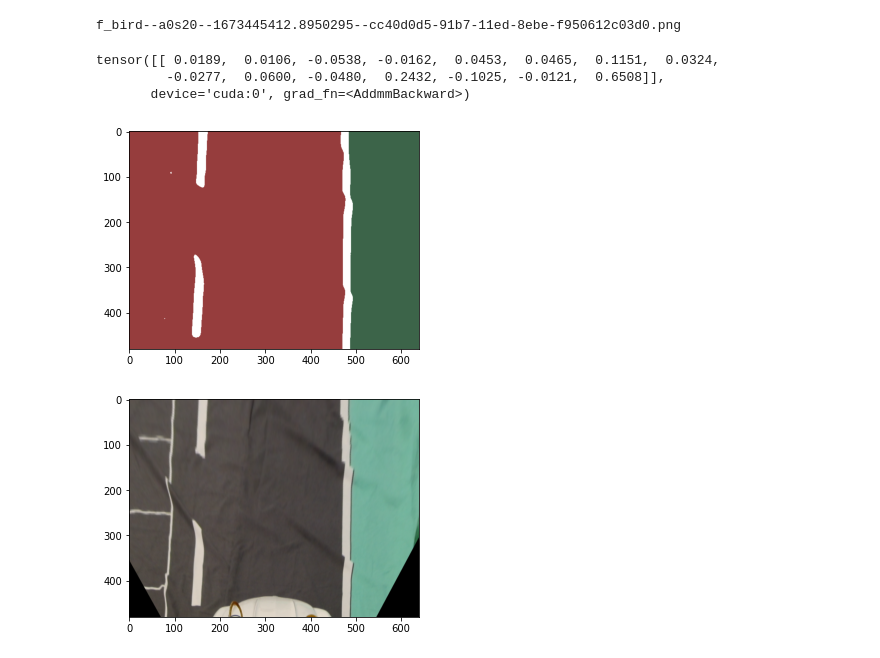
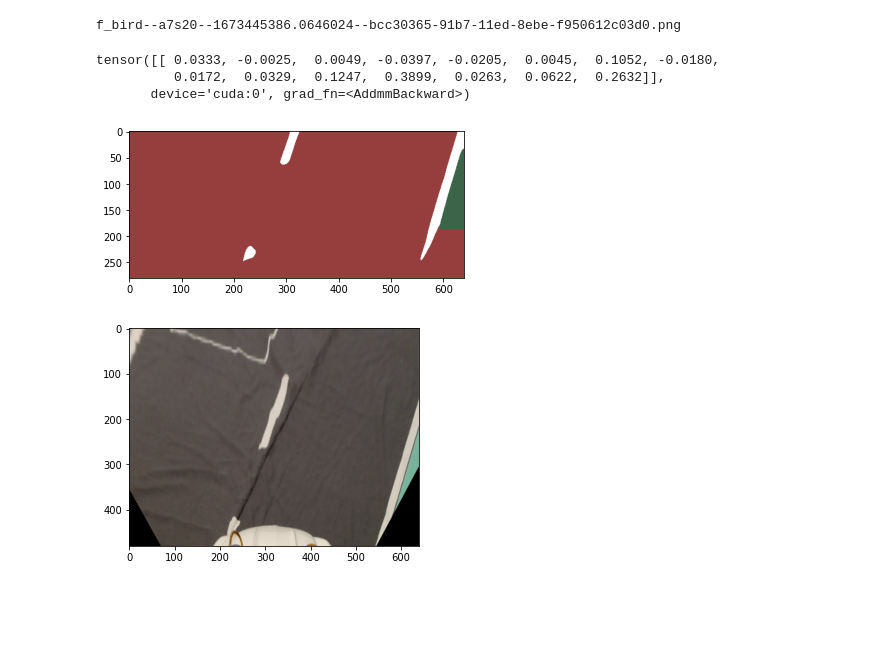
Before and after one commit to DHPark98/1st-AD-SW-Competition, a Jupyter notebook: road_following/test.ipynb, the cells around one changed output. Saved outputs shown, nothing was run; the diff lists cells and outputs as text; code cells hidden in the pictures; blank space fills up the shorter version.

```diff
--- a/road_following/test.ipynb
+++ b/road_following/test.ipynb
@@ -7,17 +7,16 @@ from utility import preprocess
 # %%
 img_path = "/hdd/woonho/autonomous_driving/rfdata/0111/"
 
-img_idx = 30
+img_idx = 245
 
 img_list = os.listdir(img_path)
 
 print(img_list[img_idx])
 image = cv2.imread(os.path.join(img_path, img_list[img_idx]))
-cv2.imwrite("image.png", image)
 transform_img = total_function(image)
 preprocess_img = preprocess(image, mode = "test")
 # %% [output]
-f_bird--a0s20--1673445412.8950295--cc40d0d5-91b7-11ed-8ebe-f950612c03d0.png
+f_bird--a7s20--1673445386.0646024--bcc30365-91b7-11ed-8ebe-f950612c03d0.png
 # %%
 from Networks.model import ResNet18
 
@@ -27,18 +26,18 @@ model = ResNet18(weight_file=weight_file)
 
 print(model.run(preprocess_img))
 # %% [output]
-tensor([[ 0.0189,  0.0106, -0.0538, -0.0162,  0.0453,  0.0465,  0.1151,  0.0324,
-         -0.0277,  0.0600, -0.0480,  0.2432, -0.1025, -0.0121,  0.6508]],
+tensor([[ 0.0333, -0.0025,  0.0049, -0.0397, -0.0205,  0.0045,  0.1052, -0.0180,
+          0.0172,  0.0329,  0.1247,  0.3899,  0.0263,  0.0622,  0.2632]],
        device='cuda:0', grad_fn=<AddmmBackward>)
 # %%
 import matplotlib.pyplot as plt
-
-plt.imshow(transform_img)
+roi_img = roi_cutting(transform_img)
+plt.imshow(roi_img, cmap='gray')
 plt.show()
 # %% [output]
-[figure, old version]
+[figure, new version]
 # %%
 plt.imshow(image)
 plt.show()
 # %% [output]
-[figure, old version]
+[figure, new version]
```
Also changed, not shown: parts of 3 cells of this notebook, 8 other files.
